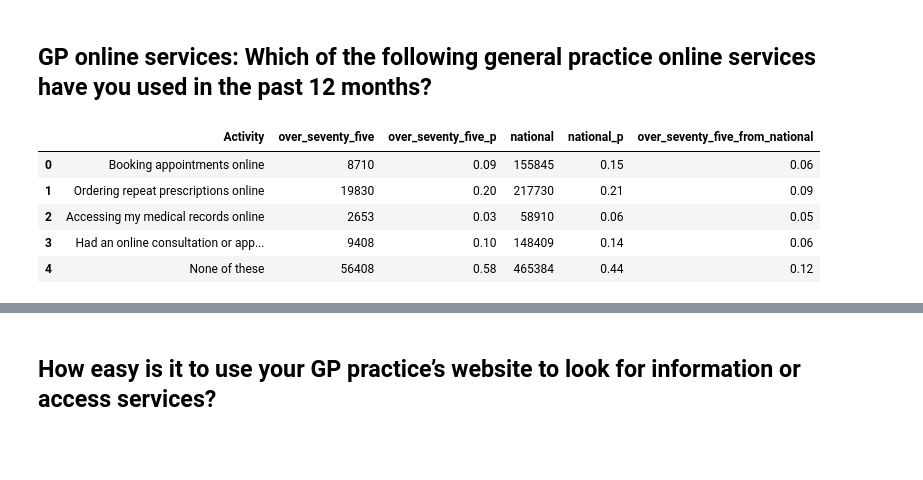
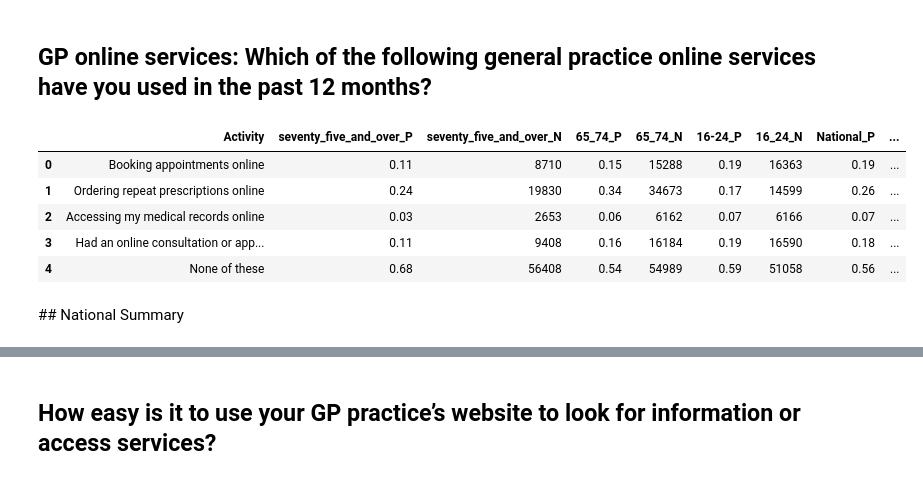
Before and after one commit to nhsx/digital-health-insights, a Jupyter notebook: GP Patient Survey 2021 Data Visualisation.ipynb, the cells around one changed output, grey strips where cells are left out. Cells and saved outputs as stored; diff of their text form; code cells hidden in the pictures; blank space fills up the shorter version.

Commit message:
Correct GP online service data used; updated chart on long term conditions

```diff
--- a/GP Patient Survey 2021 Data Visualisation.ipynb
+++ b/GP Patient Survey 2021 Data Visualisation.ipynb
@@ -100,16 +113,18 @@ figure.show()
 # %% [markdown]
 ## GP online services:  Which of the following general practice online services have you used in the past 12 months?
 # %%
-online_services = pd.read_csv (r'/Users/mary.amanuel/Desktop/digital health insights/cleaned data/GPPS2021_csv/Online_services.csv')
-online_services.columns = ["Activity", "over_seventy_five", "over_seventy_five_p", "national", "national_p","over_seventy_five_from_national" ]
-
-online_services
+online_gp_services = pd.read_csv (r'/Users/mary.amanuel/Desktop/digital health insights/cleaned data/GPPS2021_csv/Online_gp_services.csv')
+online_gp_services = online_gp_services.dropna(axis='columns')
+online_gp = online_gp_services.rename(columns={"75_Over_P": "seventy_five_and_over_P", "75_Over_N": "seventy_five_and_over_N"})
+online_gp
 # %% [output]
-|  | Activity | over_seventy_five | over_seventy_five_p | national | national_p | over_seventy_five_from_national |
-| 0 | Booking appointments online | 8710 | 0.09 | 155845 | 0.15 | 0.06 |
-| 1 | Ordering repeat prescriptions online | 19830 | 0.20 | 217730 | 0.21 | 0.09 |
-| 2 | Accessing my medical records online | 2653 | 0.03 | 58910 | 0.06 | 0.05 |
-| 3 | Had an online consultation or app... | 9408 | 0.10 | 148409 | 0.14 | 0.06 |
-| 4 | None of these | 56408 | 0.58 | 465384 | 0.44 | 0.12 |
+|  | Activity | seventy_five_and_over_P | seventy_five_and_over_N | 65_74_P | 65_74_N | 16-24_P | 16_24_N | National_P | ... |
+| 0 | Booking appointments online | 0.11 | 8710 | 0.15 | 15288 | 0.19 | 16363 | 0.19 | ... |
+| 1 | Ordering repeat prescriptions online | 0.24 | 19830 | 0.34 | 34673 | 0.17 | 14599 | 0.26 | ... |
+| 2 | Accessing my medical records online | 0.03 | 2653 | 0.06 | 6162 | 0.07 | 6166 | 0.07 | ... |
+| 3 | Had an online consultation or app... | 0.11 | 9408 | 0.16 | 16184 | 0.19 | 16590 | 0.18 | ... |
+| 4 | None of these | 0.68 | 56408 | 0.54 | 54989 | 0.59 | 51058 | 0.56 | ... |
+# %% [markdown]
+## National Summary
 # %%
 data3 = go.Bar (
```
Also changed, not shown: parts of 15 cells of this notebook.
